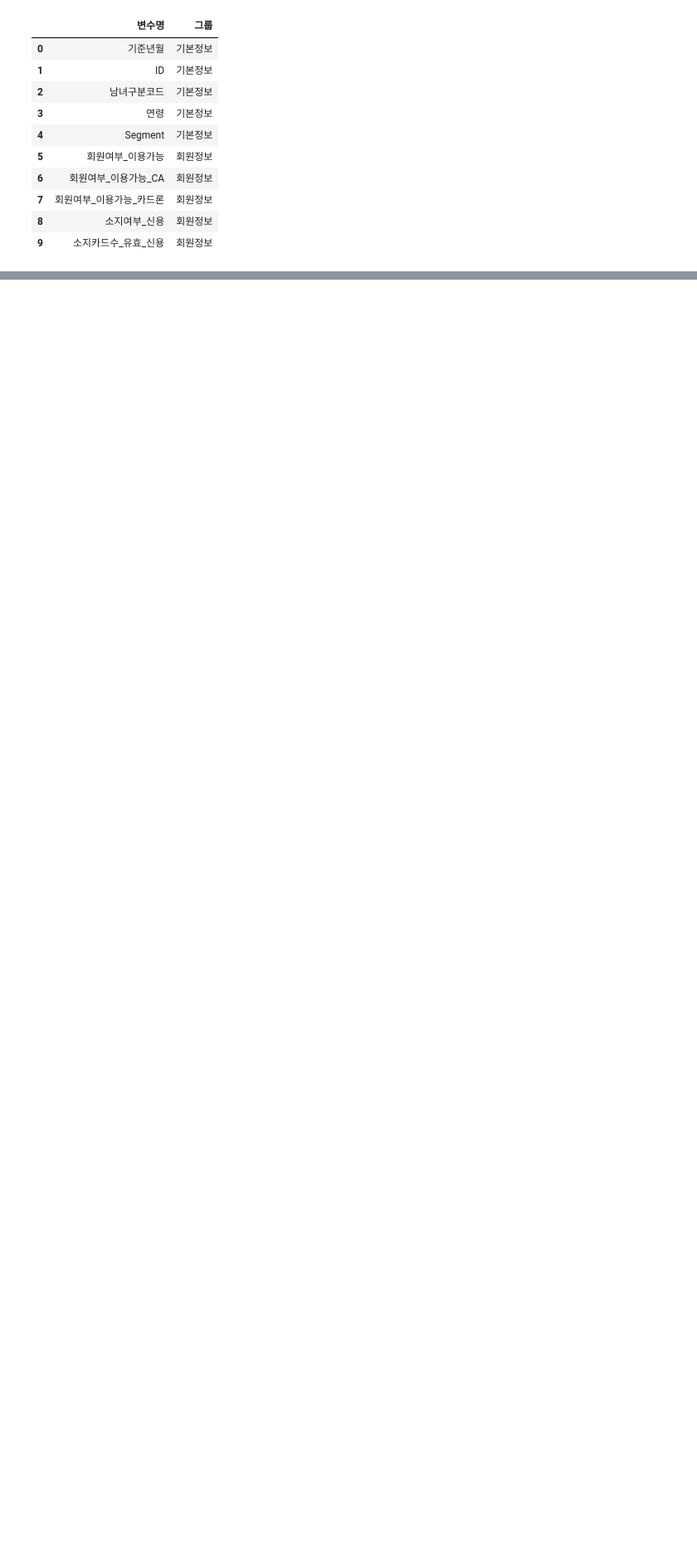
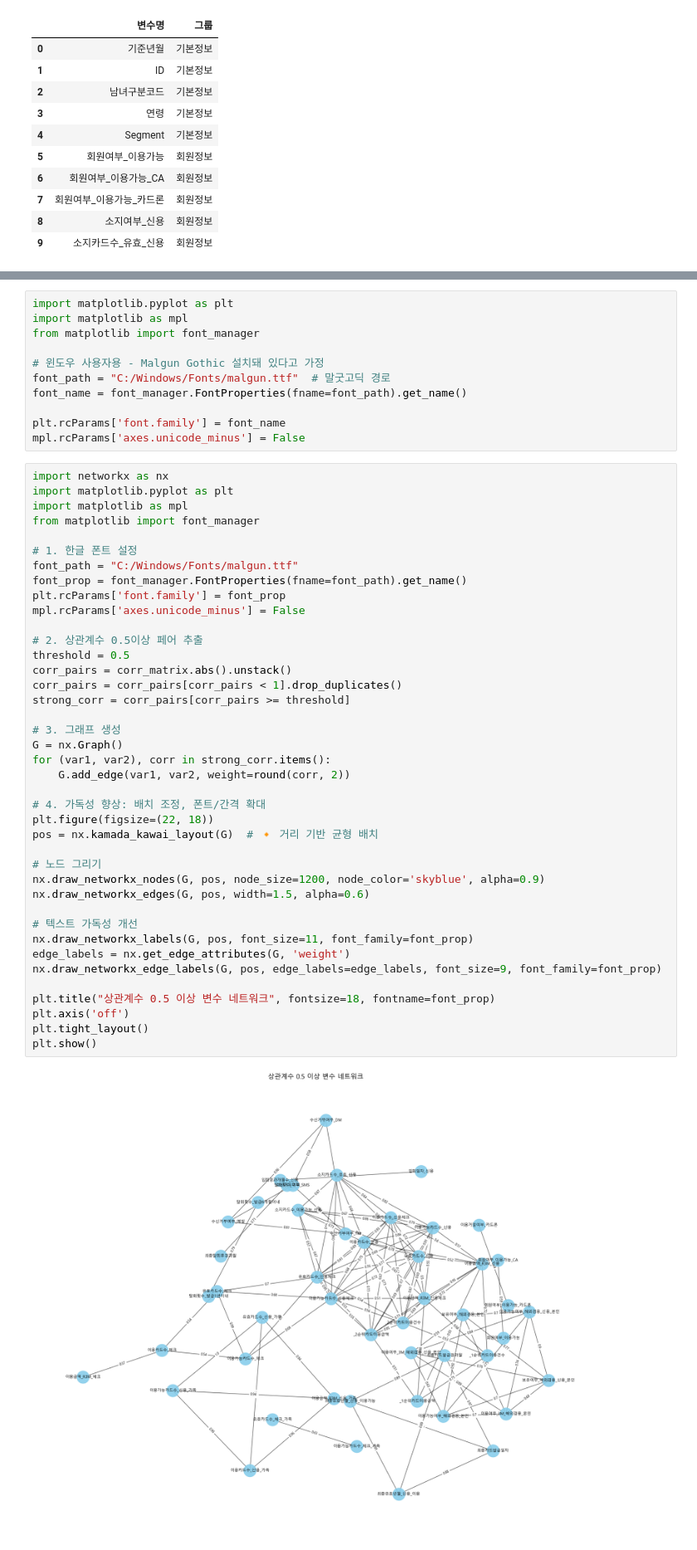
Before and after one commit to minji1404/likelion_finalproject, a Jupyter notebook: members/이효린/jupyter/회원정보컬럼_상관관계.ipynb, the cells around one changed output, grey strips where cells are left out. Shown at 83% size. Cells and saved outputs as stored; diff of their text form; blank space fills up the shorter version.

```diff
--- a/members/이효린/jupyter/회원정보컬럼_상관관계.ipynb
+++ b/members/이효린/jupyter/회원정보컬럼_상관관계.ipynb
@@ -424,0 +466,53 @@ for group in group_names:
+# %%
+import matplotlib.pyplot as plt
+import matplotlib as mpl
+from matplotlib import font_manager
+
+# 윈도우 사용자용 - Malgun Gothic 설치돼 있다고 가정
+font_path = "C:/Windows/Fonts/malgun.ttf"  # 말굿고딕 경로
+font_name = font_manager.FontProperties(fname=font_path).get_name()
+
+plt.rcParams['font.family'] = font_name
+mpl.rcParams['axes.unicode_minus'] = False
+# %%
+import networkx as nx
+import matplotlib.pyplot as plt
+import matplotlib as mpl
+from matplotlib import font_manager
+
+# 1. 한글 폰트 설정
+font_path = "C:/Windows/Fonts/malgun.ttf"
+font_prop = font_manager.FontProperties(fname=font_path).get_name()
+plt.rcParams['font.family'] = font_prop
+mpl.rcParams['axes.unicode_minus'] = False
+
+# 2. 상관계수 0.5이상 페어 추출
+threshold = 0.5
+corr_pairs = corr_matrix.abs().unstack()
+corr_pairs = corr_pairs[corr_pairs < 1].drop_duplicates()
+strong_corr = corr_pairs[corr_pairs >= threshold]
+
+# 3. 그래프 생성
+G = nx.Graph()
+for (var1, var2), corr in strong_corr.items():
+    G.add_edge(var1, var2, weight=round(corr, 2))
+
+# 4. 가독성 향상: 배치 조정, 폰트/간격 확대
+plt.figure(figsize=(22, 18))
+pos = nx.kamada_kawai_layout(G)  # 🔸 거리 기반 균형 배치
+
+# 노드 그리기
+nx.draw_networkx_nodes(G, pos, node_size=1200, node_color='skyblue', alpha=0.9)
+nx.draw_networkx_edges(G, pos, width=1.5, alpha=0.6)
+
+# 텍스트 가독성 개선
+nx.draw_networkx_labels(G, pos, font_size=11, font_family=font_prop)
+edge_labels = nx.get_edge_attributes(G, 'weight')
+nx.draw_networkx_edge_labels(G, pos, edge_labels=edge_labels, font_size=9, font_family=font_prop)
+
+plt.title("상관계수 0.5 이상 변수 네트워크", fontsize=18, fontname=font_prop)
+plt.axis('off')
+plt.tight_layout()
+plt.show()
+# %% [output]
+[figure, added]
```
Also changed, not shown: parts of 8 cells of this notebook, 1 other file.
